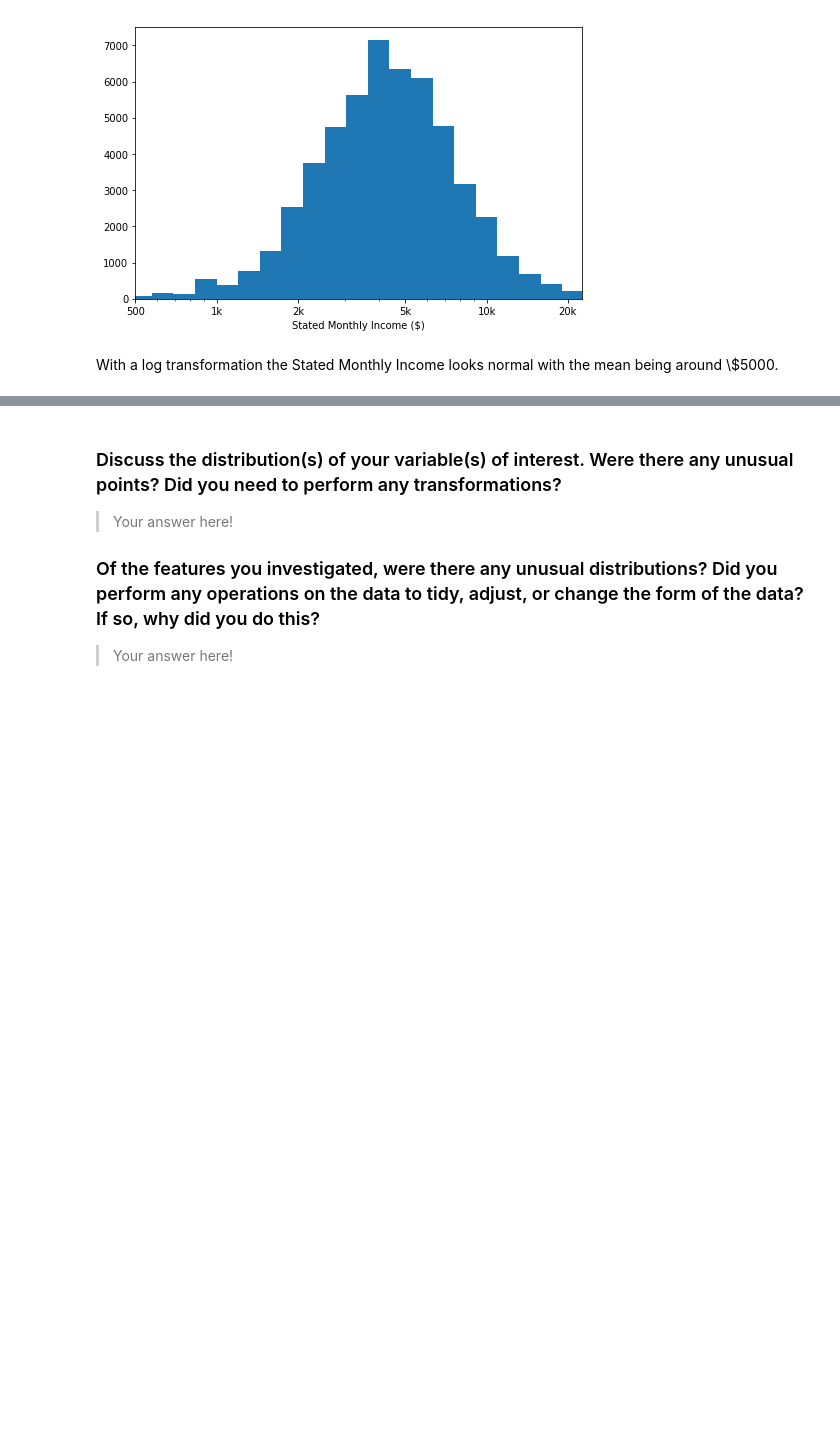
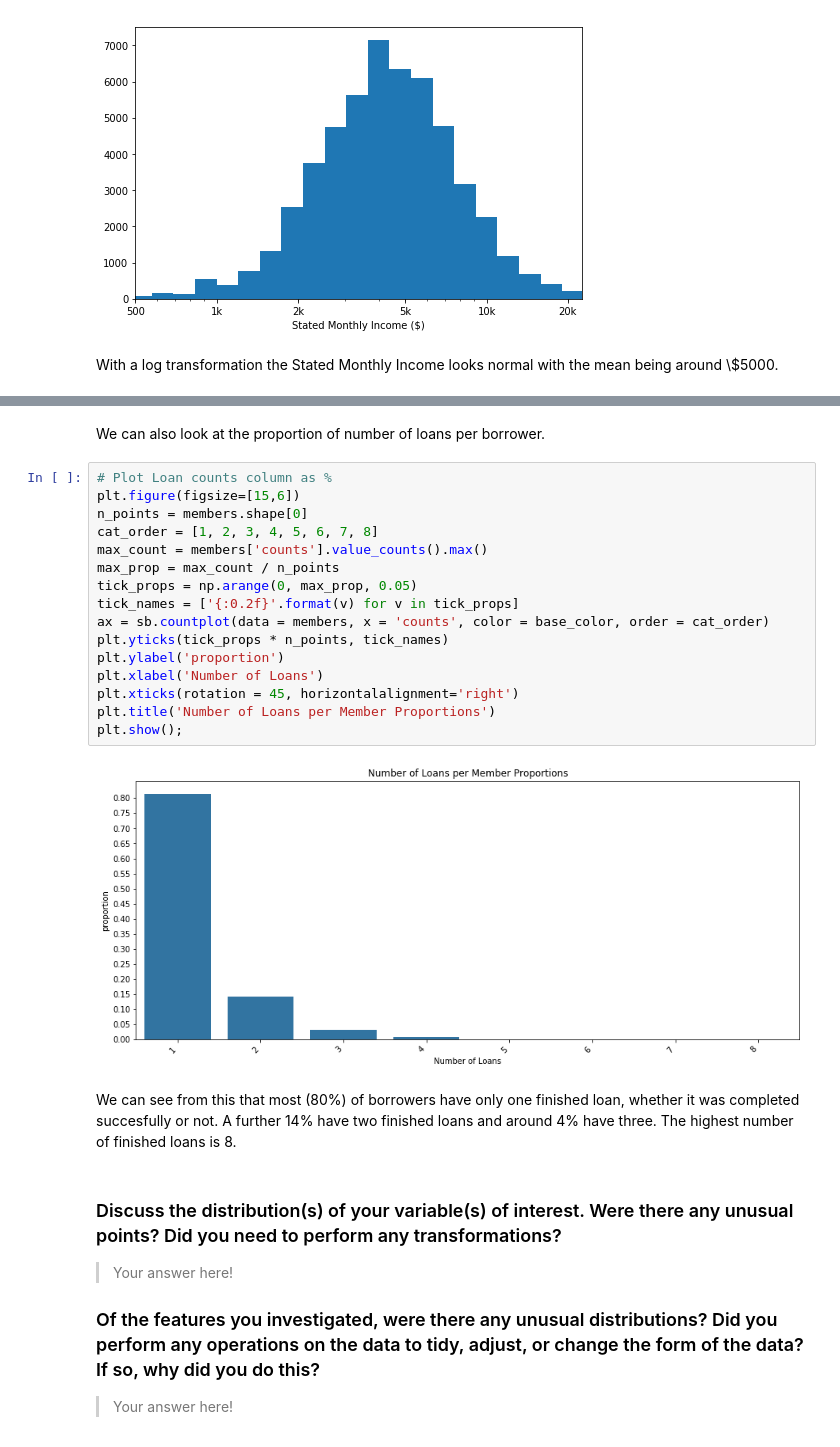
Before and after one commit to Jeffro80/DAND_Communicate_Findings, a Jupyter notebook: exploration-WORKING.ipynb, the cells around one changed output, grey strips where cells are left out. Saved outputs shown, nothing was run; the diff lists cells and outputs as text; blank space fills up the shorter version.

```diff
--- a/exploration-WORKING.ipynb
+++ b/exploration-WORKING.ipynb
@@ -634,3 +651,25 @@ With a log transformation the Stated Monthly Income looks normal with the mean b
+# %% [markdown]
+We can also look at the proportion of number of loans per borrower.
+# %%
+# Plot Loan counts column as %
+plt.figure(figsize=[15,6])
+n_points = members.shape[0]
+cat_order = [1, 2, 3, 4, 5, 6, 7, 8]
+max_count = members['counts'].value_counts().max()
+max_prop = max_count / n_points
+tick_props = np.arange(0, max_prop, 0.05)
+tick_names = ['{:0.2f}'.format(v) for v in tick_props]
+ax = sb.countplot(data = members, x = 'counts', color = base_color, order = cat_order)
+plt.yticks(tick_props * n_points, tick_names)
+plt.ylabel('proportion')
+plt.xlabel('Number of Loans')
+plt.xticks(rotation = 45, horizontalalignment='right')
+plt.title('Number of Loans per Member Proportions')
+plt.show();
+# %% [output]
+[figure, added]
+# %% [markdown]
+We can see from this that most (80%) of borrowers have only one finished loan, whether it was completed succesfully or not. A further 14% have two finished loans and around 4% have three. The highest number of finished loans is 8.
 # %% [markdown]
 ### Discuss the distribution(s) of your variable(s) of interest. Were there any unusual points? Did you need to perform any transformations?
 
```
Also changed, not shown: parts of 4 cells of this notebook.
